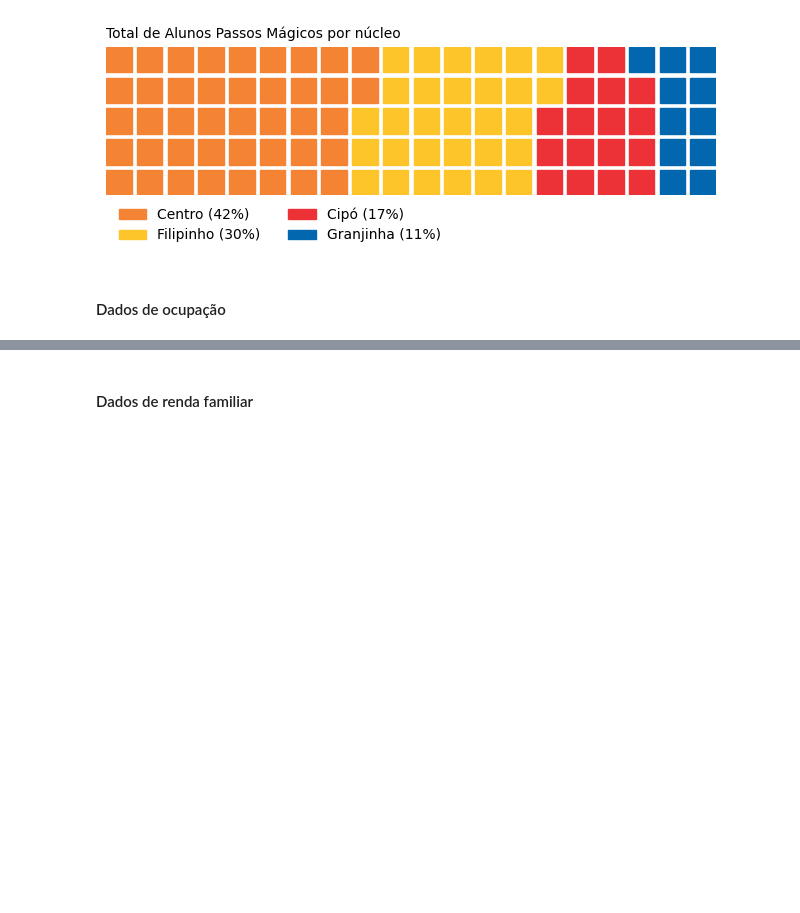
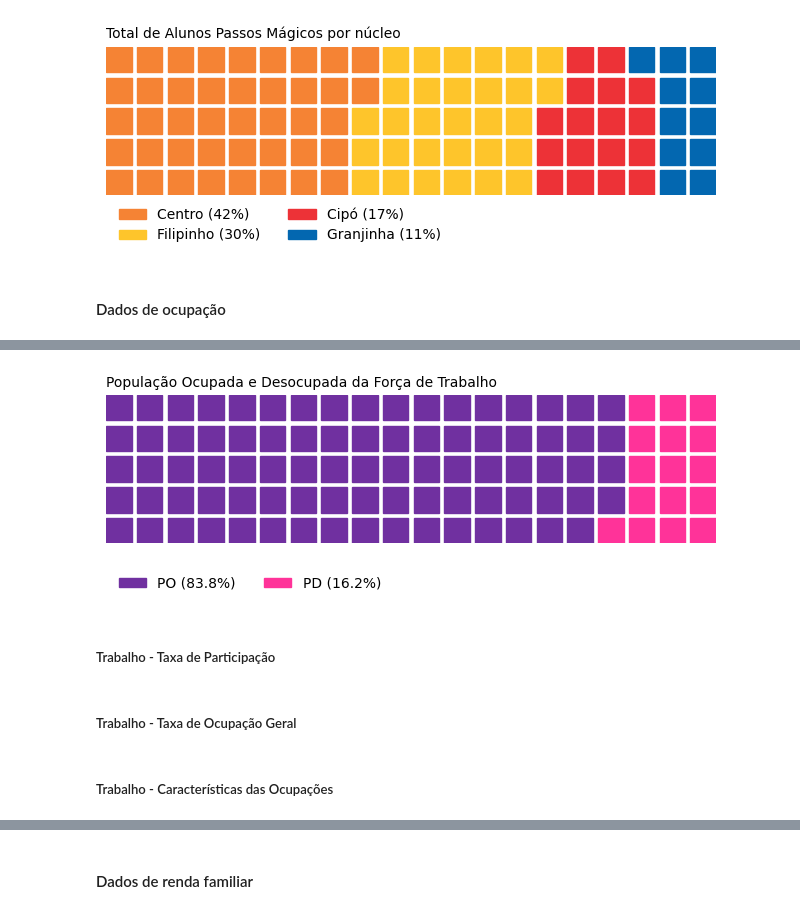
Before and after one commit to afonsosr2/datathon-grupo51, a Jupyter notebook: notebooks/PSE_2020.ipynb, the cells around one changed output, grey strips where cells are left out. Saved outputs shown, nothing was run; the diff lists cells and outputs as text; code cells hidden in the pictures; blank space fills up the shorter version.

```diff
--- a/notebooks/PSE_2020.ipynb
+++ b/notebooks/PSE_2020.ipynb
@@ -416,0 +483,17 @@ df_pm_ocupacao.head(3)
+# %%
+FT = dados.D306_sum.sum()
+PO = dados.D302_sum.sum()
+PD = dados.D303_sum.sum()
+
+pct_PO = (100 * PO/FT)
+pct_PD = (100 * PD/FT)
+data = {'PO': pct_PO, 'PD': pct_PD}
+fig = plt.figure(FigureClass=Waffle, rows=5, values=data, colors=["#7030a0", "#ff3399"],
+                title={'label': 'População Ocupada e Desocupada da Força de Trabalho ', 'loc': 'left', 'size':10},
+                labels=[f"{k} ({v:.1f}%)" for k, v in data.items()],
+                legend={'loc': 'lower left', 'bbox_to_anchor': (0, -0.4), 'ncol': len(data), 'framealpha': 0},
+                starting_location='NW', block_arranging_style='snake')
+# %% [output]
+[figure, added]
+# %% [markdown]
+##### Trabalho - Taxa de Participação
@@ -416,0 +519,2 @@ df_pm_ocupacao.head(3)
+# %% [markdown]
+##### Trabalho - Taxa de Ocupação Geral
@@ -416,0 +556,2 @@ df_pm_ocupacao.head(3)
+# %% [markdown]
+##### Trabalho - Características das Ocupações
```
Also changed, not shown: parts of 23 cells of this notebook, 5 other files.
